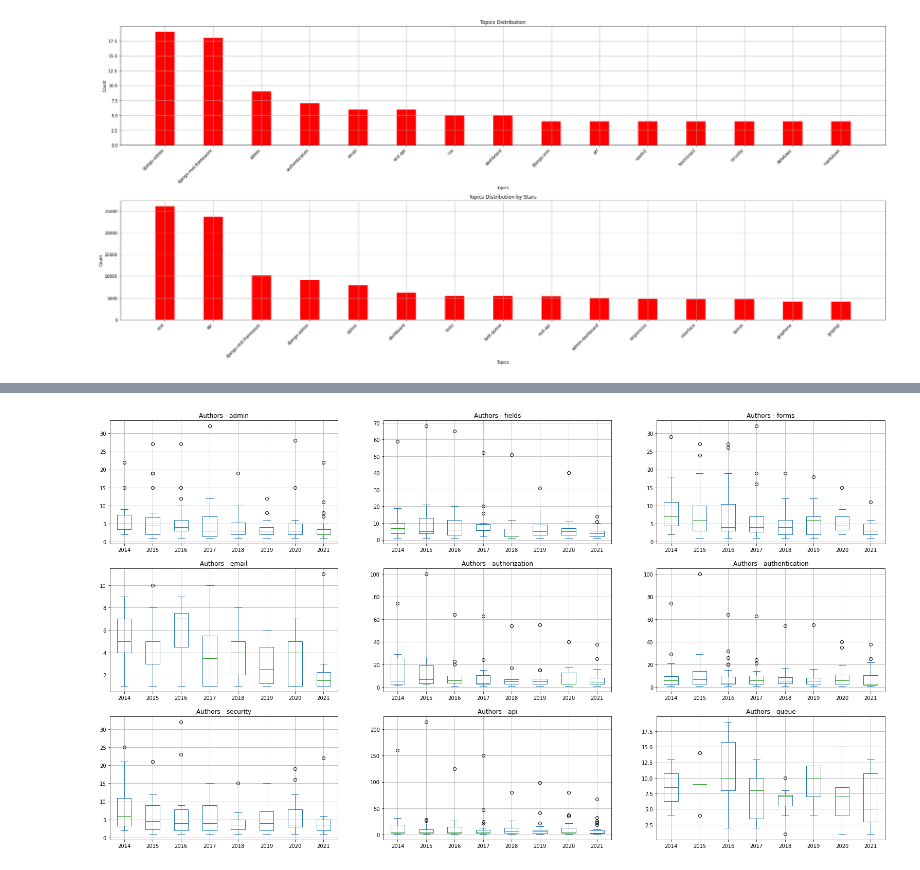
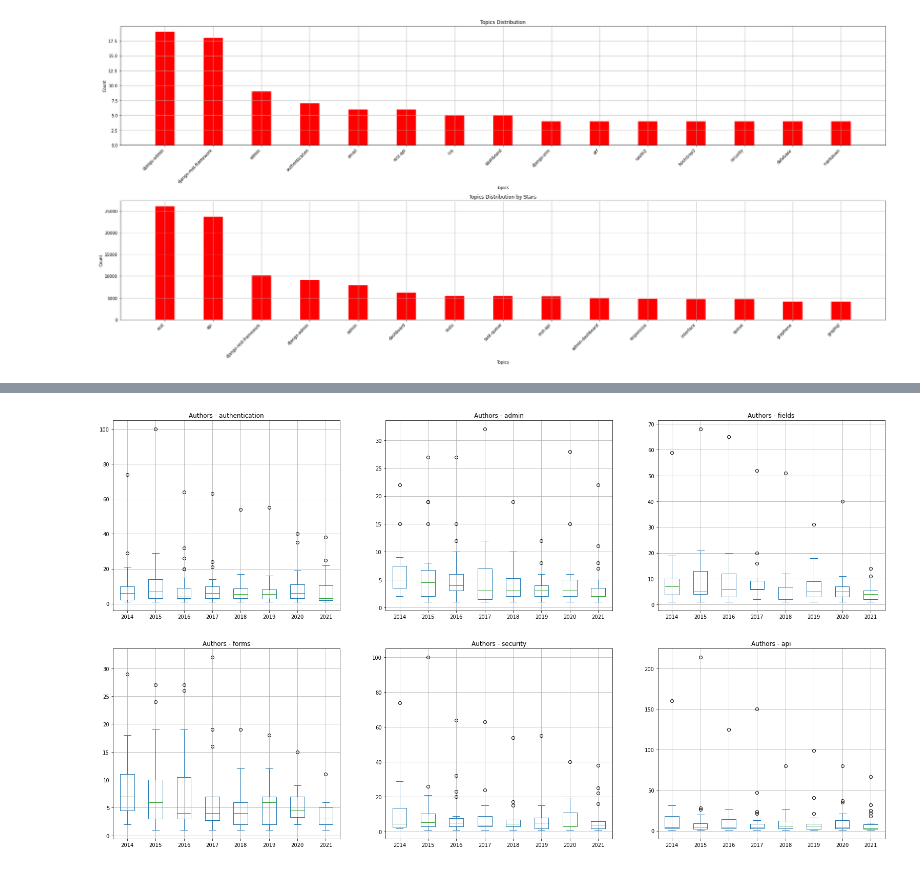
Before and after one commit to rafaatsouza/django-packages-miner, a Jupyter notebook: visualization/django-packages-authors.ipynb, the cells around one changed output, grey strips where cells are left out. Saved outputs shown, nothing was run; the diff lists cells and outputs as text; code cells hidden in the pictures.

```diff
--- a/visualization/django-packages-authors.ipynb
+++ b/visualization/django-packages-authors.ipynb
@@ -85,15 +86,12 @@ plt.show()
 [figure]
 # %%
 top_subjects = {
+    'authentication': ['authentication'],
     'admin': ['django-admin', 'admin', 'admin-styling', 'admin-interface', 'admin-dashboard'],
     'fields': ['fields'],
     'forms': ['forms'],
-    'email': ['email'],
-    'authorization': ['authorization', 'oauth2', 'oauth'],
-    'authentication': ['authentication'],
-    'security': ['security'],
+    'security': ['security', 'authorization', 'oauth2', 'oauth'],
     'api': ['api', 'rest-api', 'rest', 'django-rest-framework', 'drf', 'graphql', 'graphene'],
-    'queue': ['workers-queues-tasks', 'task-queue', 'queue'],
 }
 
 def get_subjects(grids, topics):
@@ -130,11 +128,14 @@ df_authors_by_month = get_df_for_filter(df_authors_by_month, 'grids', 'topics')
 df_authors_by_year = get_df_for_filter(df_authors_by_year, 'grids', 'topics')
 df = get_df_for_filter(df, 'dp_grids', 'repo_topics')
 
+top_stars = 10
 sub_graphs = {}
 sub_dataframes = {}
 sub_dataframes_authors = {}
 sub_dataframe_authors_by_month = {}
 sub_dataframe_authors_by_year = {}
+graph_top_stars_nodes = []
+
 
 for subject, options in top_subjects.items():
     sub_dataframes[subject] = get_df_filtered(df.copy(), options)
@@ -146,6 +147,7 @@ for subject, options in top_subjects.items():
     subgraph = graph.subgraph(nodes)
     sub_graphs[subject] = subgraph
 
-top_stars_ids = list(df.sort_values(['repo_stars'], ascending=False)[0:29]['repo_id'])
-graph_top_stars_nodes = [n for n,v in graph.nodes(data=True) if v['full_id'] in top_stars_ids]
+    top_stars_ids = list(sub_dataframes[subject].sort_values(['repo_stars'], ascending=False)[0:top_stars]['repo_id'])
+    graph_top_stars_nodes += [n for n,v in graph.nodes(data=True) if v['full_id'] in top_stars_ids]
+
 subgraph_top_stars = graph.subgraph(graph_top_stars_nodes)
@@ -157,30 +154,18 @@ The default dtype for empty Series will be 'object' instead of 'float64' in a fu
 # %%
-# fig, (row1, row2, row3) = plt.subplots(3, 3, figsize=(27, 15))
-# axs = [row1[0], row1[1], row1[2], row2[0], row2[1], row2[2], row3[0], row3[1], row3[2]]
-# current_axs_index = 0
-
-# for subject, sub_df in sub_dataframes_authors.items():
-#     sub_df_author = sub_df[['repo_id', 'repo_authors']]
-#     sub_df_author.drop_duplicates()
-
-#     vm.set_boxplot_by_ax(axs[current_axs_index], sub_df_author['repo_authors'].values, 'Authors - {}'.format(subject))
-#     current_axs_index = current_axs_index + 1
-
-# plt.show()
-fig, (row1, row2, row3) = plt.subplots(3, 3, figsize=(27, 15))
-axs = [row1[0], row1[1], row1[2], row2[0], row2[1], row2[2], row3[0], row3[1], row3[2]]
+fig, (row1, row2) = plt.subplots(2, 3, figsize=(27, 15))
+axs = [row1[0], row1[1], row1[2], row2[0], row2[1], row2[2]]
 current_axs_index = 0
 
 for subject, sub_df in sub_dataframe_authors_by_year.items():
     authors_by_year = {}
     for year in sorted(sub_df['year'].unique()):
         authors_by_year[year] = sub_df[sub_df['year'] == year]['authors_count']
     boxplot_data = pd.DataFrame(authors_by_year)
     boxplot_data.plot(ax=axs[current_axs_index], kind='box', title='Authors - {}'.format(subject))
     axs[current_axs_index].grid()
     current_axs_index = current_axs_index + 1
 
 plt.show()
 # %% [output]
-[figure, old version]
+[figure, new version]
 # %%
```
Also changed, not shown: parts of 10 cells of this notebook, 3 other files.
